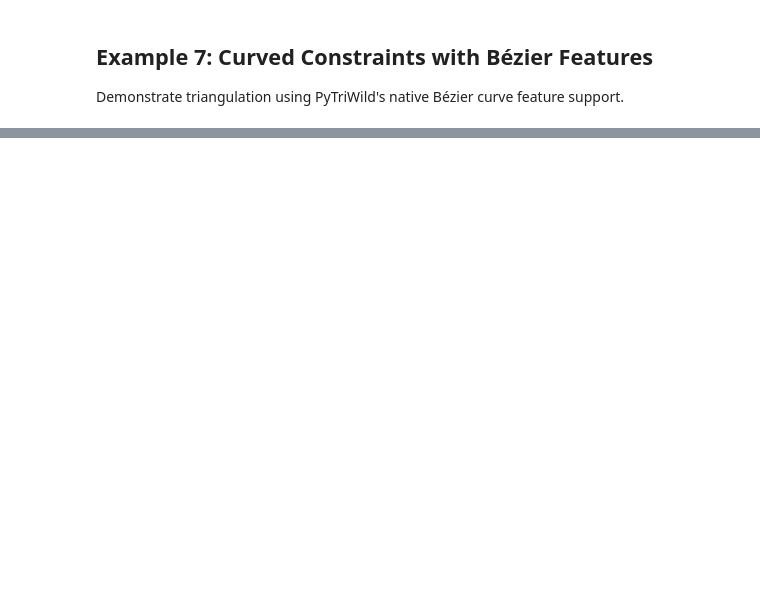
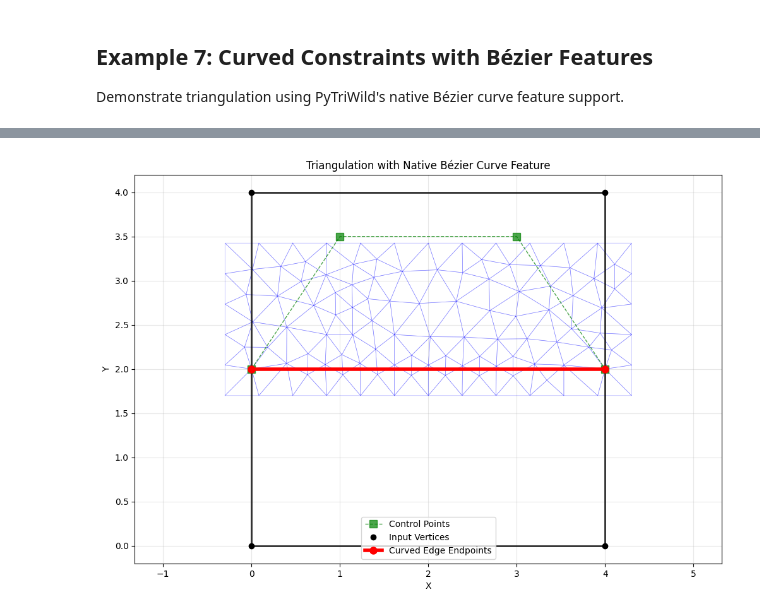
Before and after one commit to 8bit-euclid/pygeometry-sandbox, a Jupyter notebook: src/pytriwild.ipynb, the cells around one changed output, grey strips where cells are left out. Saved outputs shown, nothing was run; the diff lists cells and outputs as text; code cells hidden in the pictures; blank space fills up the shorter version.

```diff
--- a/src/pytriwild.ipynb
+++ b/src/pytriwild.ipynb
@@ -382,7 +327,7 @@ edges = np.array([
 
 # Define the Bézier curve feature using feature_info
 # Try dictionary format with string keys (matching type hint)
-feature_dict = {
+feature_dicts = [{
     "type": "BezierCurve",
     "curve_id": 0,
     "v_ids": [4, 5],  # vertex indices for curve endpoints
@@ -394,70 +339,71 @@ feature_dict = {
         [3, 3.5],  # second control point
         [4, 2]     # end point (matches vertex 5)
     ]
-}
+}]
+
+# Convert to JSON string
+import json
+feature_json = json.dumps(feature_dicts, indent=2)
 
 print(f'Vertices: {len(vertices)}')
 print(f'Edges: {len(edges)}')
 print(f'Curved features: 1')
-print(f'Bézier degree: {feature_dict["degree"]}')
-print(f'Control points: {len(feature_dict["poles"])}')
+# print(f'Bézier degree: {feature_dict["degree"]}')
+# print(f'Control points: {len(feature_dict["poles"])}')
 
 # Triangulate with native Bézier curve features
 # Try dictionary format first (matches type hint)
 print('Triangulating...')
-vertices_out, triangles_out, boundary_edges, info = triw.triangulate(
+vertices_out, triangles_out, boundary_edges, info = wm.triangulate_data(
     vertices, edges,
     stop_quality=15.0,  # Higher quality for curved features
-    target_edge_length=0.3,
-    feature_info=feature_dict
+    target_edge_len=0.3,
+    feature_info=feature_json,
 )
 
-if 'vertices_out' in locals():
+print(f'Result: {len(vertices_out)} vertices, {len(triangles_out)} triangles')
 
-    print(f'Result: {len(vertices_out)} vertices, {len(triangles_out)} triangles')
+# Plot the result
+plt.figure(figsize=(12, 8))
 
-    # Plot the result
-    plt.figure(figsize=(12, 8))
+# Plot triangulation
+for tri in triangles_out:
+    triangle = vertices_out[tri]
+    plt.plot(np.append(triangle[:, 0], triangle[0, 0]),
+            np.append(triangle[:, 1], triangle[0, 1]), 'b-', alpha=0.3, linewidth=0.5)
 
-    # Plot triangulation
-    for tri in triangles_out:
-        triangle = vertices_out[tri]
-        plt.plot(np.append(triangle[:, 0], triangle[0, 0]),
-                np.append(triangle[:, 1], triangle[0, 1]), 'b-', alpha=0.3, linewidth=0.5)
+# Plot control points and control polygon
+control_pts = np.array(feature_dicts[0]['poles'])
+plt.plot(control_pts[:, 0], control_pts[:, 1], 'gs--', linewidth=1, markersize=8, alpha=0.7, label='Control Points')
 
-    # Plot control points and control polygon
-    control_pts = np.array(feature_dict['poles'])
-    plt.plot(control_pts[:, 0], control_pts[:, 1], 'gs--', linewidth=1, markersize=8, alpha=0.7, label='Control Points')
+# Plot input vertices
+plt.plot(vertices[:, 0], vertices[:, 1], 'ko', markersize=6, label='Input Vertices')
 
-    # Plot input vertices
-    plt.plot(vertices[:, 0], vertices[:, 1], 'ko', markersize=6, label='Input Vertices')
+# Plot edges
+for edge in edges:
+    v1, v2 = vertices[edge]
+    plt.plot([v1[0], v2[0]], [v1[1], v2[1]], 'k-', linewidth=2, alpha=0.8)
 
-    # Plot edges
-    for edge in edges:
-        v1, v2 = vertices[edge]
-        plt.plot([v1[0], v2[0]], [v1[1], v2[1]], 'k-', linewidth=2, alpha=0.8)
+# Highlight the curved edge
+curved_edge_vertices = vertices[[4, 5]]  # vertices connected by curve
+plt.plot(curved_edge_vertices[:, 0], curved_edge_vertices[:, 1], 'ro-',
+            linewidth=4, markersize=8, label='Curved Edge Endpoints')
 
-    # Highlight the curved edge
-    curved_edge_vertices = vertices[[4, 5]]  # vertices connected by curve
-    plt.plot(curved_edge_vertices[:, 0], curved_edge_vertices[:, 1], 'ro-',
-             linewidth=4, markersize=8, label='Curved Edge Endpoints')
+plt.axis('equal')
+plt.grid(True, alpha=0.3)
+plt.legend()
+plt.title('Triangulation with Native Bézier Curve Feature')
+plt.xlabel('X')
+plt.ylabel('Y')
+plt.show()
 
-    plt.axis('equal')
-    plt.grid(True, alpha=0.3)
-    plt.legend()
-    plt.title('Triangulation with Native Bézier Curve Feature')
-    plt.xlabel('X')
-    plt.ylabel('Y')
-    plt.show()
+print('\nFeature Info Details:')
+print(f'Curve type: {feature_dicts[0]["type"]}')
+print(f'Degree: {feature_dicts[0]["degree"]}')
+print(f'Control points: {feature_dicts[0]["poles"]}')
+print(f'Connected vertices: {feature_dicts[0]["v_ids"]}')
 
-    print('\nFeature Info Details:')
-    print(f'Curve type: {feature_dict["type"]}')
-    print(f'Degree: {feature_dict["degree"]}')
-    print(f'Control points: {feature_dict["poles"]}')
-    print(f'Connected vertices: {feature_dict["v_ids"]}')
-
-else:
-    print('Triangulation failed with both formats')
+print(info)
 # %% [output]
 NATIVE BÉZIER CURVE FEATURES EXAMPLE
 =============================================
@@ -469,0 +425 @@ Triangulating...
+[figure, added]
```
Also changed, not shown: parts of 13 cells of this notebook, 3 other files.
